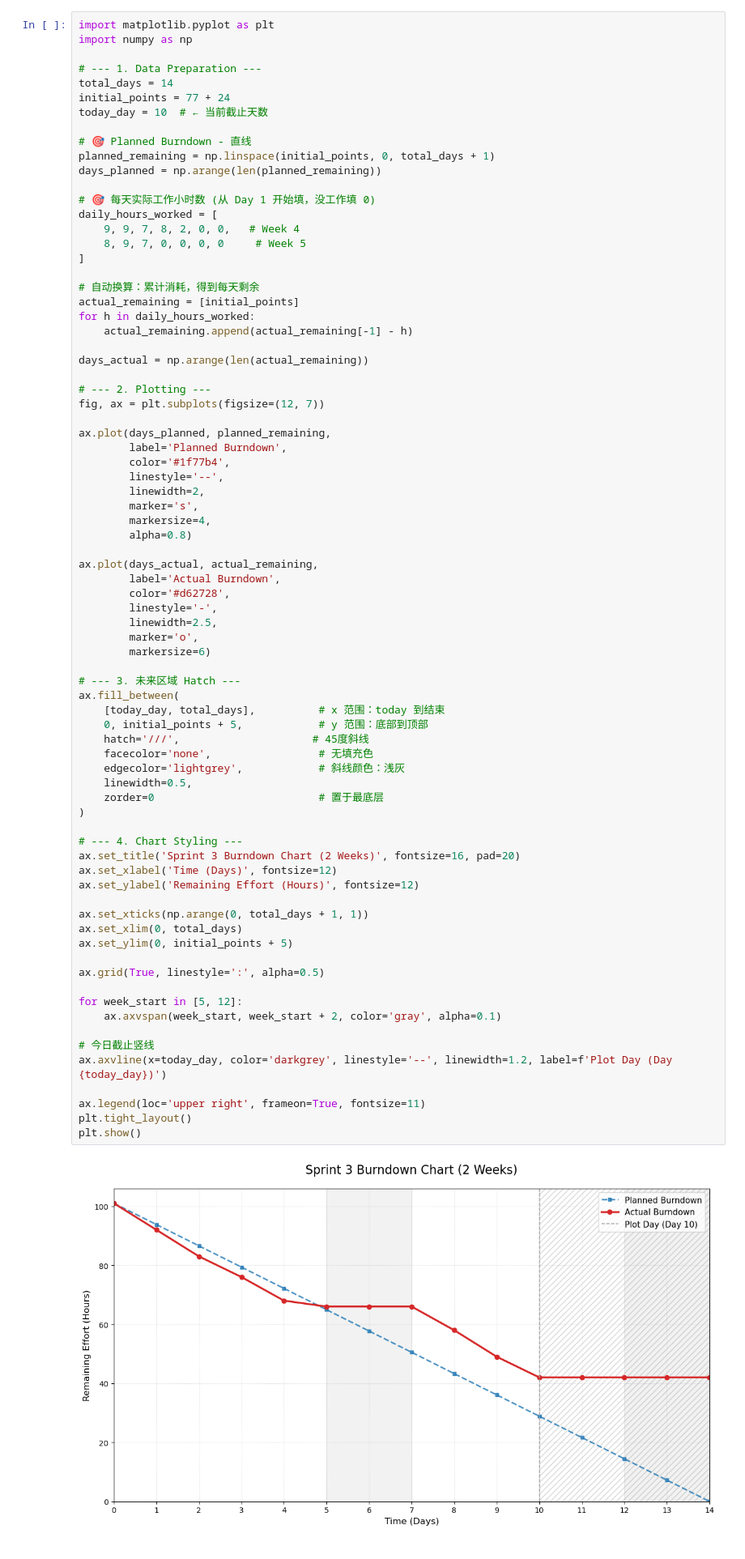
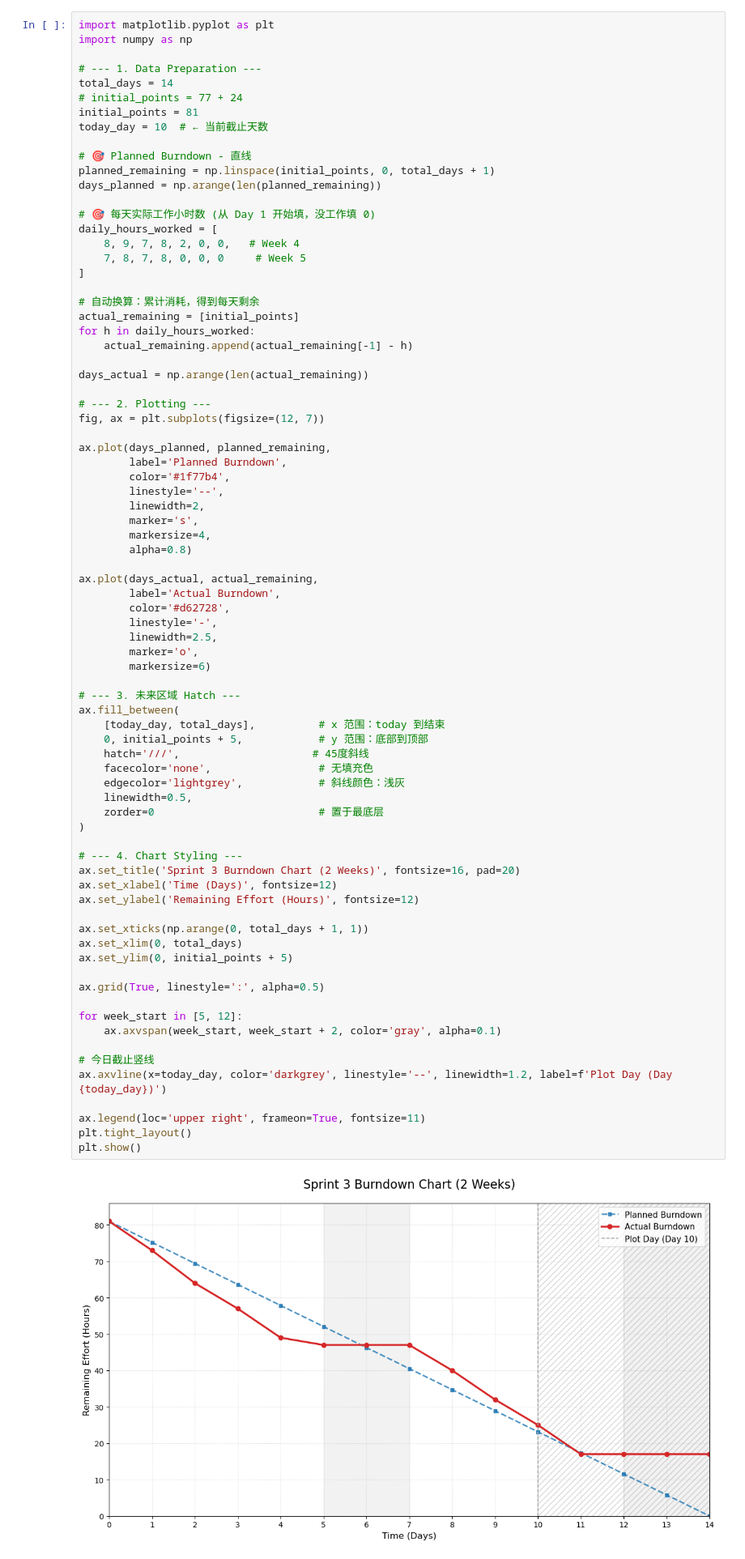
Before and after one commit to kksskkkksskkkks/COMP47360_Project, a Jupyter notebook: others/burndown_chart.ipynb, the cells around one changed output. Shown at 81% size. Cells and saved outputs as stored; diff of their text form.

```diff
--- a/others/burndown_chart.ipynb
+++ b/others/burndown_chart.ipynb
@@ -461,7 +461,8 @@ import numpy as np
 
 # --- 1. Data Preparation ---
 total_days = 14
-initial_points = 77 + 24
+# initial_points = 77 + 24
+initial_points = 81
 today_day = 10  # ← 当前截止天数
 
 # 🎯 Planned Burndown - 直线
@@ -470,8 +471,8 @@ days_planned = np.arange(len(planned_remaining))
 
 # 🎯 每天实际工作小时数 (从 Day 1 开始填，没工作填 0)
 daily_hours_worked = [
-    9, 9, 7, 8, 2, 0, 0,   # Week 4
-    8, 9, 7, 0, 0, 0, 0     # Week 5
+    8, 9, 7, 8, 2, 0, 0,   # Week 4
+    7, 8, 7, 8, 0, 0, 0     # Week 5
 ]
 
 # 自动换算：累计消耗，得到每天剩余
@@ -506,31 +507,31 @@ ax.fill_between(
     [today_day, total_days],          # x 范围：today 到结束
     0, initial_points + 5,            # y 范围：底部到顶部
     hatch='///',                     # 45度斜线
     facecolor='none',                 # 无填充色
     edgecolor='lightgrey',            # 斜线颜色：浅灰
     linewidth=0.5,
     zorder=0                          # 置于最底层
 )
 
 # --- 4. Chart Styling ---
 ax.set_title('Sprint 3 Burndown Chart (2 Weeks)', fontsize=16, pad=20)
 ax.set_xlabel('Time (Days)', fontsize=12)
 ax.set_ylabel('Remaining Effort (Hours)', fontsize=12)
 
 ax.set_xticks(np.arange(0, total_days + 1, 1))
 ax.set_xlim(0, total_days)
 ax.set_ylim(0, initial_points + 5)
 
 ax.grid(True, linestyle=':', alpha=0.5)
 
 for week_start in [5, 12]:
     ax.axvspan(week_start, week_start + 2, color='gray', alpha=0.1)
 
 # 今日截止竖线
 ax.axvline(x=today_day, color='darkgrey', linestyle='--', linewidth=1.2, label=f'Plot Day (Day {today_day})')
 
 ax.legend(loc='upper right', frameon=True, fontsize=11)
 plt.tight_layout()
 plt.show()
 # %% [output]
-[figure, old version]
+[figure, new version]
```
Also changed, not shown: parts of 3 cells of this notebook, 5 other files.
